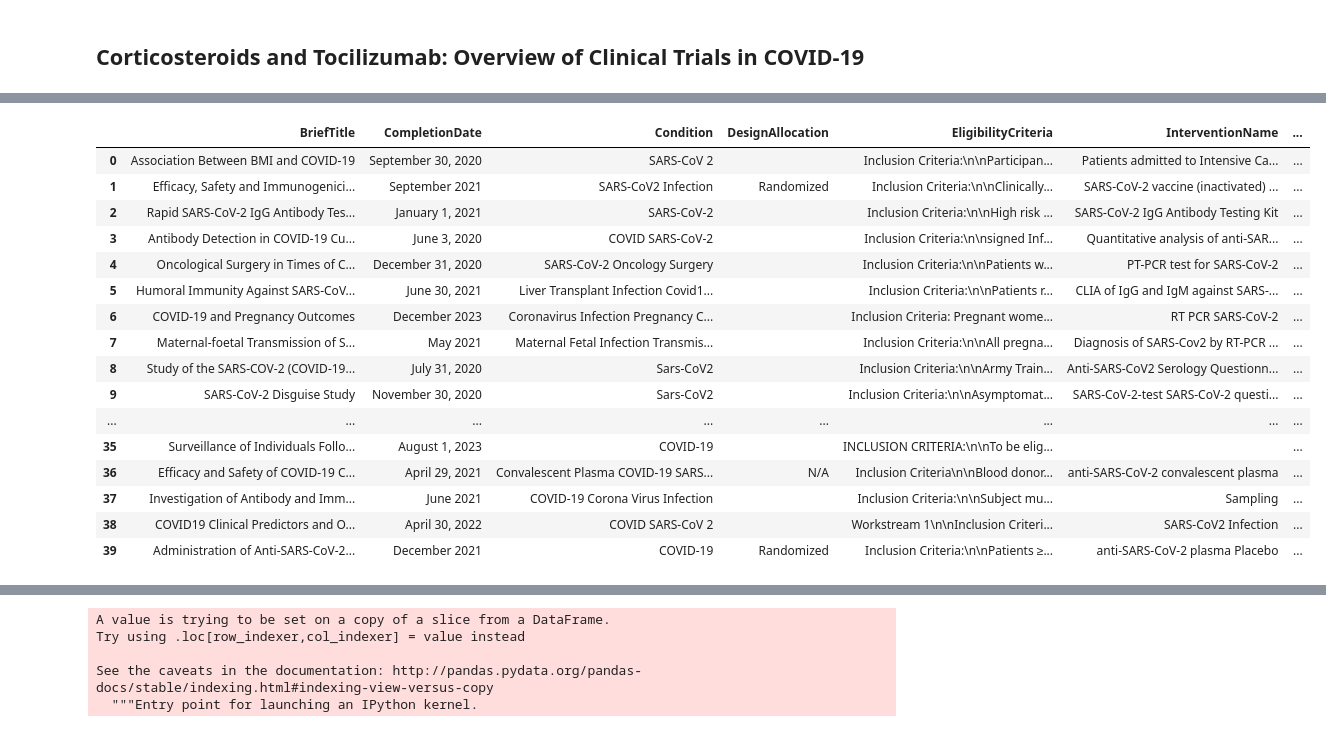
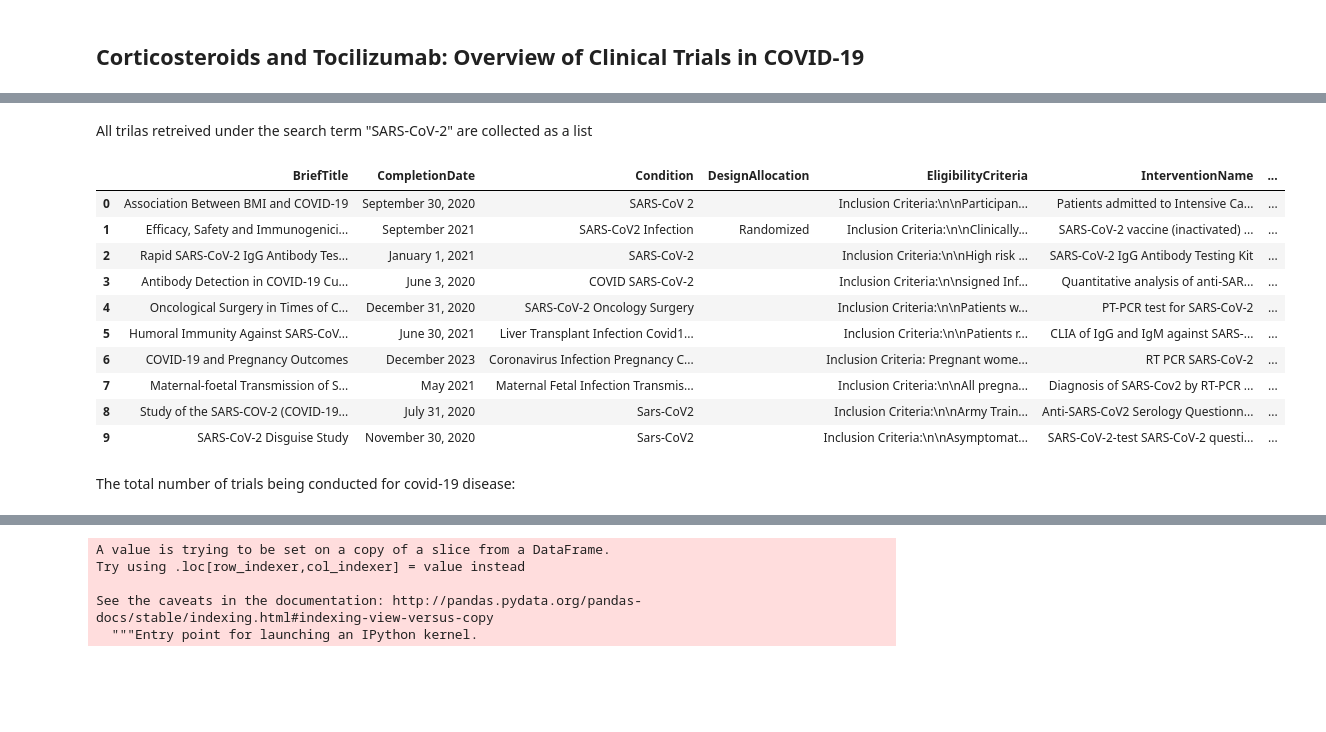
Before and after one commit to katerinampoi/covid-19-clinical-trials, a Jupyter notebook: clinicaltrials.gov covid exploration.ipynb, the cells around one changed output, grey strips where cells are left out. Cells and saved outputs as stored; diff of their text form; code cells hidden in the pictures; blank space fills up the shorter version.

```diff
--- a/clinicaltrials.gov covid exploration.ipynb
+++ b/clinicaltrials.gov covid exploration.ipynb
@@ -73,27 +73,25 @@ for results in results_all:
         # display(clinical_trials_df.head())
     except KeyError:
         print("No results found")
+# %% [markdown]
+All trilas retreived under the search term "SARS-CoV-2" are collected as a list
 # %%
 merged_df = pd.concat(clinical_trials_list_dfs)
-merged_df.head(n=40)
+merged_df.head(n=10)
 # %% [output]
 |  | BriefTitle | CompletionDate | Condition | DesignAllocation | EligibilityCriteria | InterventionName | ... |
 | 0 | Association Between BMI and COVID-19 | September 30, 2020 | SARS-CoV 2 |  | Inclusion Criteria:\n\nParticipan... | Patients admitted to Intensive Ca... | ... |
 | 1 | Efficacy, Safety and Immunogenici... | September 2021 | SARS-CoV2 Infection | Randomized | Inclusion Criteria:\n\nClinically... | SARS-CoV-2 vaccine (inactivated) ... | ... |
 | 2 | Rapid SARS-CoV-2 IgG Antibody Tes... | January 1, 2021 | SARS-CoV-2 |  | Inclusion Criteria:\n\nHigh risk ... | SARS-CoV-2 IgG Antibody Testing Kit | ... |
 | 3 | Antibody Detection in COVID-19 Cu... | June 3, 2020 | COVID SARS-CoV-2 |  | Inclusion Criteria:\n\nsigned Inf... | Quantitative analysis of anti-SAR... | ... |
 | 4 | Oncological Surgery in Times of C... | December 31, 2020 | SARS-CoV-2 Oncology Surgery |  | Inclusion Criteria:\n\nPatients w... | PT-PCR test for SARS-CoV-2 | ... |
 | 5 | Humoral Immunity Against SARS-CoV... | June 30, 2021 | Liver Transplant Infection Covid1... |  | Inclusion Criteria:\n\nPatients r... | CLIA of IgG and IgM against SARS-... | ... |
 | 6 | COVID-19 and Pregnancy Outcomes | December 2023 | Coronavirus Infection Pregnancy C... |  | Inclusion Criteria: Pregnant wome... | RT PCR SARS-CoV-2 | ... |
 | 7 | Maternal-foetal Transmission of S... | May 2021 | Maternal Fetal Infection Transmis... |  | Inclusion Criteria:\n\nAll pregna... | Diagnosis of SARS-Cov2 by RT-PCR ... | ... |
 | 8 | Study of the SARS-COV-2 (COVID-19... | July 31, 2020 | Sars-CoV2 |  | Inclusion Criteria:\n\nArmy Train... | Anti-SARS-CoV2 Serology Questionn... | ... |
 | 9 | SARS-CoV-2 Disguise Study | November 30, 2020 | Sars-CoV2 |  | Inclusion Criteria:\n\nAsymptomat... | SARS-CoV-2-test SARS-CoV-2 questi... | ... |
-| ... | ... | ... | ... | ... | ... | ... | ... |
-| 35 | Surveillance of Individuals Follo... | August 1, 2023 | COVID-19 |  | INCLUSION CRITERIA:\n\nTo be elig... |  | ... |
-| 36 | Efficacy and Safety of COVID-19 C... | April 29, 2021 | Convalescent Plasma COVID-19 SARS... | N/A | Inclusion Criteria\n\nBlood donor... | anti-SARS-CoV-2 convalescent plasma | ... |
-| 37 | Investigation of Antibody and Imm... | June 2021 | COVID-19 Corona Virus Infection |  | Inclusion Criteria:\n\nSubject mu... | Sampling | ... |
-| 38 | COVID19 Clinical Predictors and O... | April 30, 2022 | COVID SARS-CoV 2 |  | Workstream 1\n\nInclusion Criteri... | SARS-CoV2 Infection | ... |
-| 39 | Administration of Anti-SARS-CoV-2... | December 2021 | COVID-19 | Randomized | Inclusion Criteria:\n\nPatients ≥... | anti-SARS-CoV-2 plasma Placebo | ... |
+# %% [markdown]
+The total number of trials being conducted for covid-19 disease:
 # %%
 merged_df.shape
 # %% [output]
```
Also changed, not shown: parts of 23 cells of this notebook.
